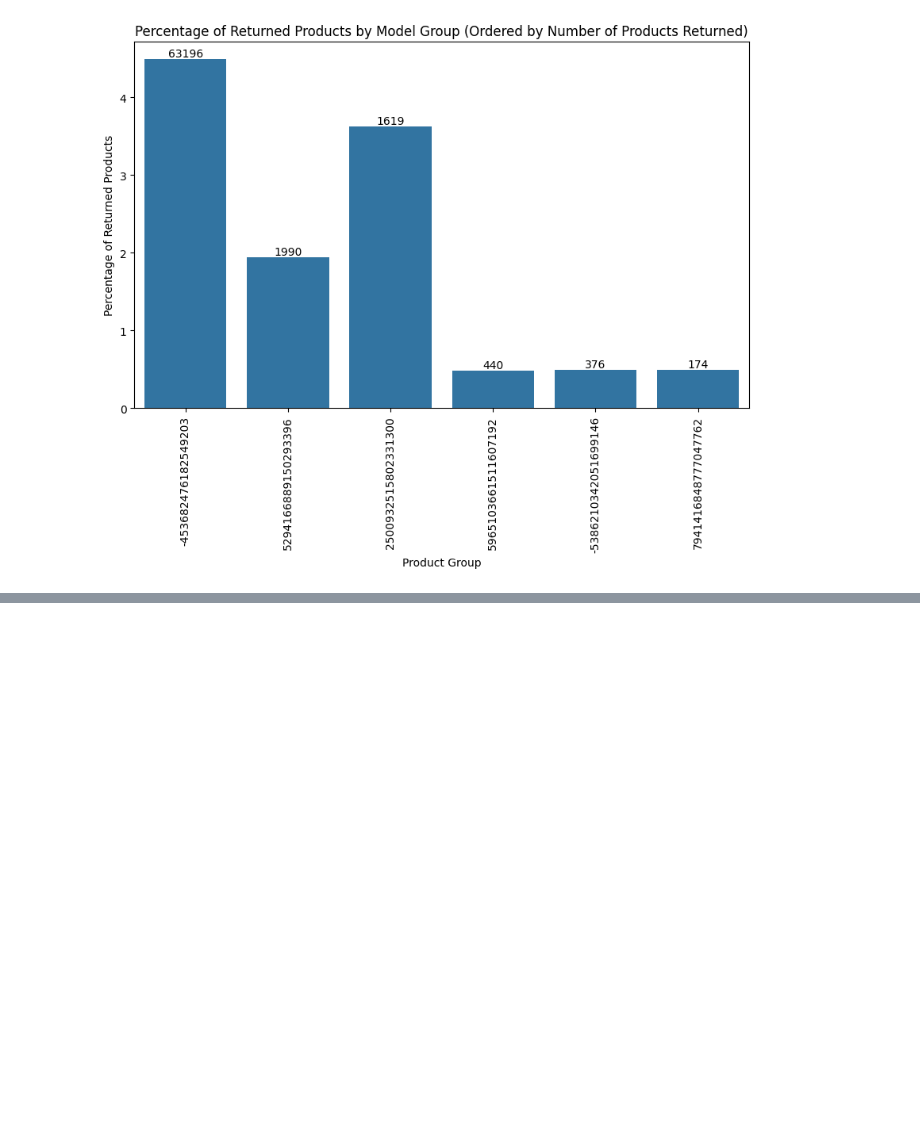
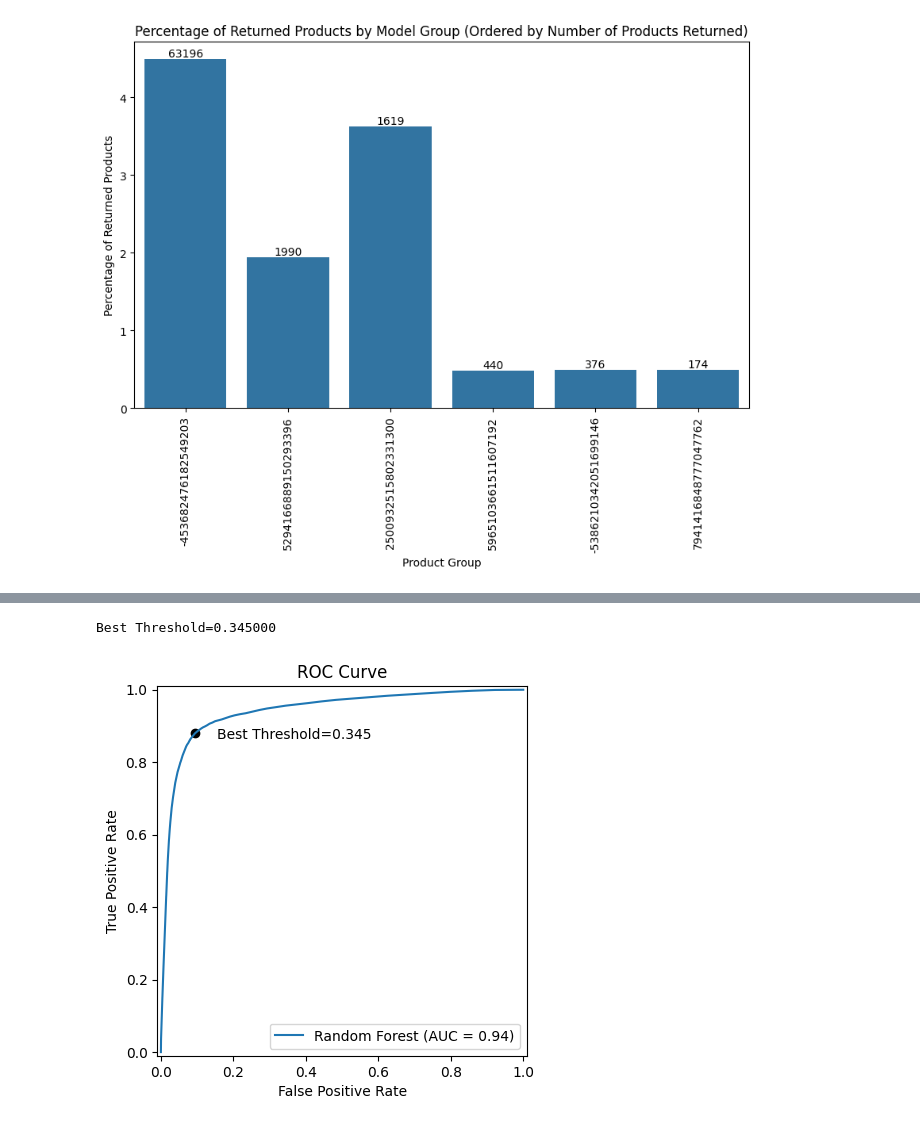
Before and after one commit to jduffy93/ds-recruitement-challenge-shoes, a Jupyter notebook: analysis.ipynb, the cells around one changed output, grey strips where cells are left out. Drawn from its saved outputs; the diff is of its cells as text; code cells hidden in the pictures; blank space fills up the shorter version.

```diff
--- a/analysis.ipynb
+++ b/analysis.ipynb
@@ -330,0 +532,25 @@ Text(0, 0.5, 'Percentage of Returned Products')
+# %%
+# model = RandomForestClassifier(random_state=42)
+# over = SMOTE(sampling_strategy=0.1)
+# under = RandomUnderSampler(sampling_strategy=0.5)
+
+# steps = [("o", over), ("u", under), ("model", model)]
+# pipeline = Pipeline(steps=steps)
+
+# Upscaling the minority class
+# sm = SMOTE(random_state=42, k_neighbors=5)
+# X_res, y_res = sm.fit_resample(X, y)
+
+# Split the data into features (X) and target (y)
+X = df.drop("Returned", axis=1)
+y = df["Returned"]
+
+
+# Split the data into training and test sets
+X_train, X_test, y_train, y_test = train_test_split(
+    X, y, test_size=0.2, random_state=42
+)
+# %%
+# rf = RandomForestClassifier()
+pipeline.fit(X_train, y_train)
+# rfc_model = rf.fit(X_train, y_train)
@@ -330,0 +602,24 @@ Text(0, 0.5, 'Percentage of Returned Products')
+# %%
+y_pred_proba = pipeline.predict_proba(X_test)[:, 1]
+fpr, tpr, thresholds = roc_curve(y_test, y_pred_proba)
+
+roc_auc = roc_auc_score(y_test, y_pred_proba)
+
+J = tpr - fpr
+ix = np.argmax(J)
+best_thresh = thresholds[ix]
+print("Best Threshold=%f" % (best_thresh))
+# %% [output]
+Best Threshold=0.345000
+# %%
+display = RocCurveDisplay(
+    fpr=fpr, tpr=tpr, roc_auc=roc_auc, estimator_name="Random Forest"
+)
+display.plot()
+plt.scatter(fpr[ix], tpr[ix], marker="o", color="black")
+plt.text(fpr[ix] + 0.06, tpr[ix] - 0.015, f"Best Threshold={best_thresh}")
+plt.title("ROC Curve")
+plt.legend(loc="lower right")
+plt.show()
+# %% [output]
+[figure, added]
```
Also changed, not shown: parts of 14 cells of this notebook, 3 other files.
